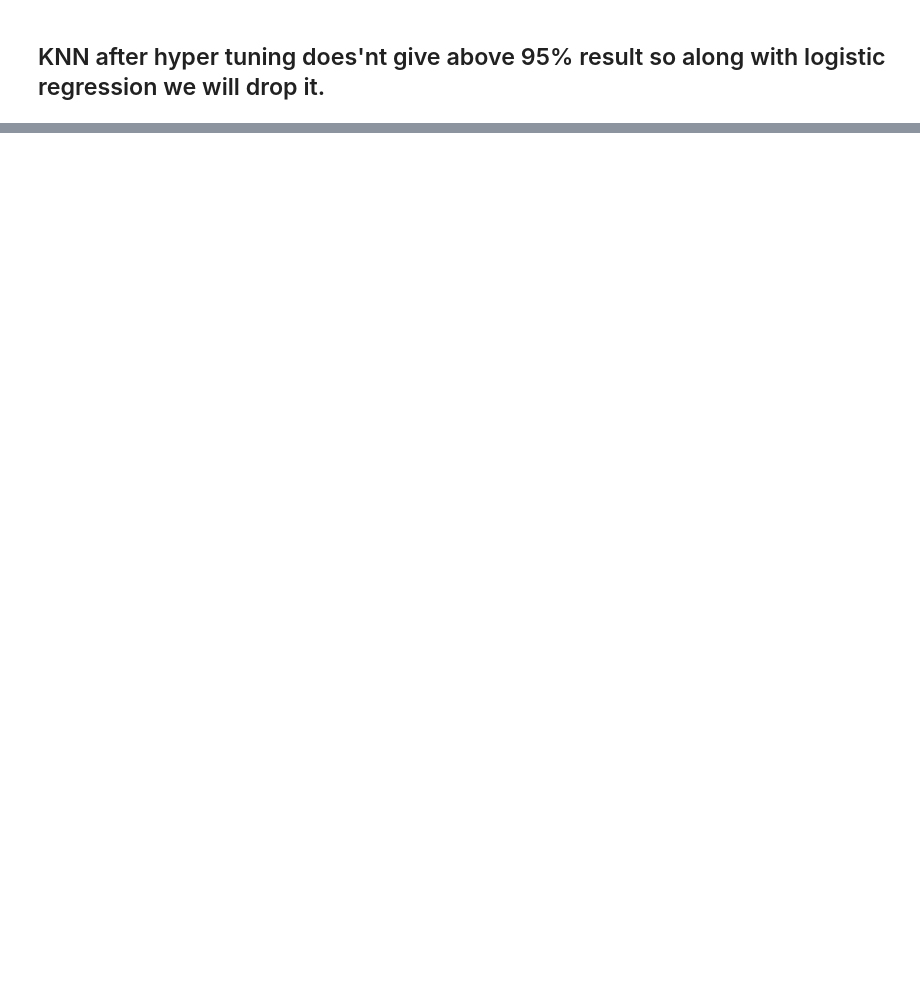
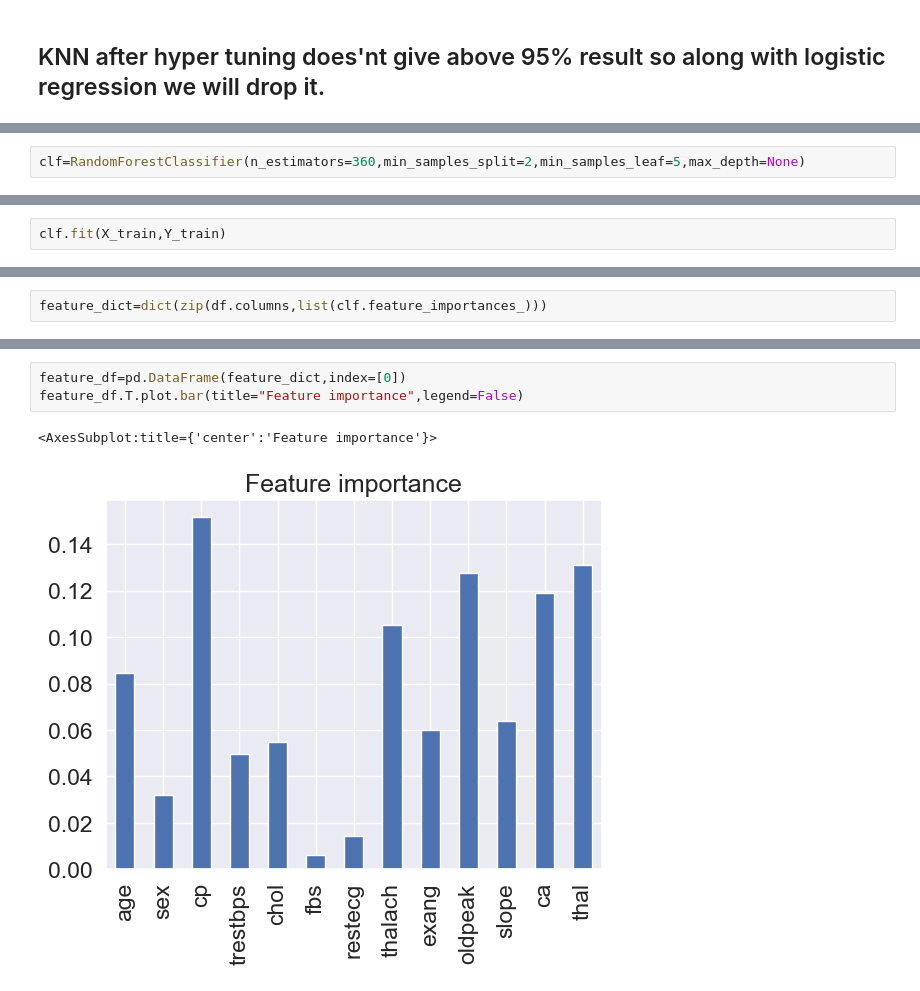
Before and after one commit to Aradhyapatro/Heart-disease-prediction-machineLearning-model, a Jupyter notebook: End-to-End-heart-disease-classification.ipynb, the cells around one changed output, grey strips where cells are left out. Saved outputs shown, nothing was run; the diff lists cells and outputs as text; blank space fills up the shorter version.

```diff
--- a/End-to-End-heart-disease-classification.ipynb
+++ b/End-to-End-heart-disease-classification.ipynb
@@ -522,0 +595,2 @@ knn_ran.score(X_test,Y_test)
+# %%
+clf=RandomForestClassifier(n_estimators=360,min_samples_split=2,min_samples_leaf=5,max_depth=None)
@@ -522,0 +635,2 @@ knn_ran.score(X_test,Y_test)
+# %%
+clf.fit(X_train,Y_train)
@@ -522,0 +657,2 @@ knn_ran.score(X_test,Y_test)
+# %%
+feature_dict=dict(zip(df.columns,list(clf.feature_importances_)))
@@ -522,0 +675,6 @@ knn_ran.score(X_test,Y_test)
+# %%
+feature_df=pd.DataFrame(feature_dict,index=[0])
+feature_df.T.plot.bar(title="Feature importance",legend=False)
+# %% [output]
+<AxesSubplot:title={'center':'Feature importance'}>
+[figure, added]
```
Also changed, not shown: parts of 35 cells of this notebook, 1 other file.
